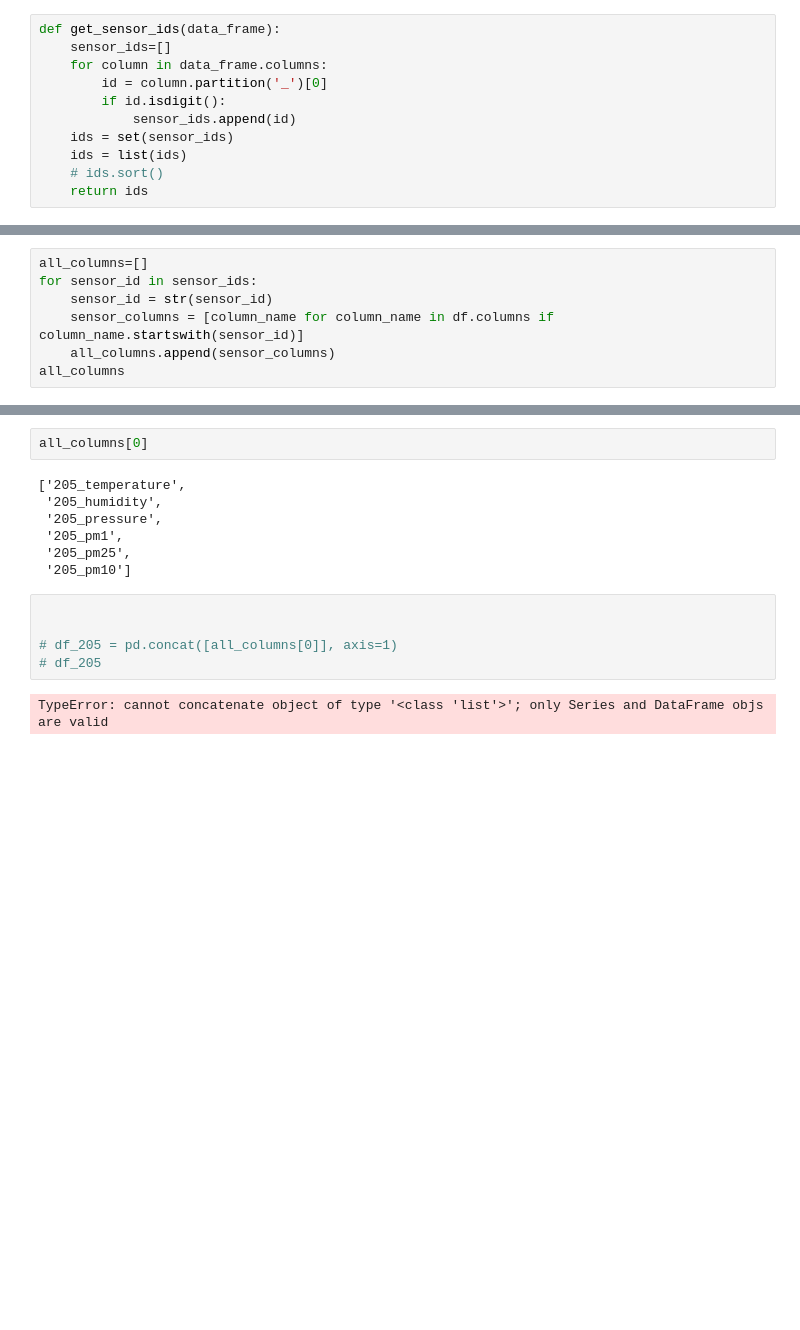
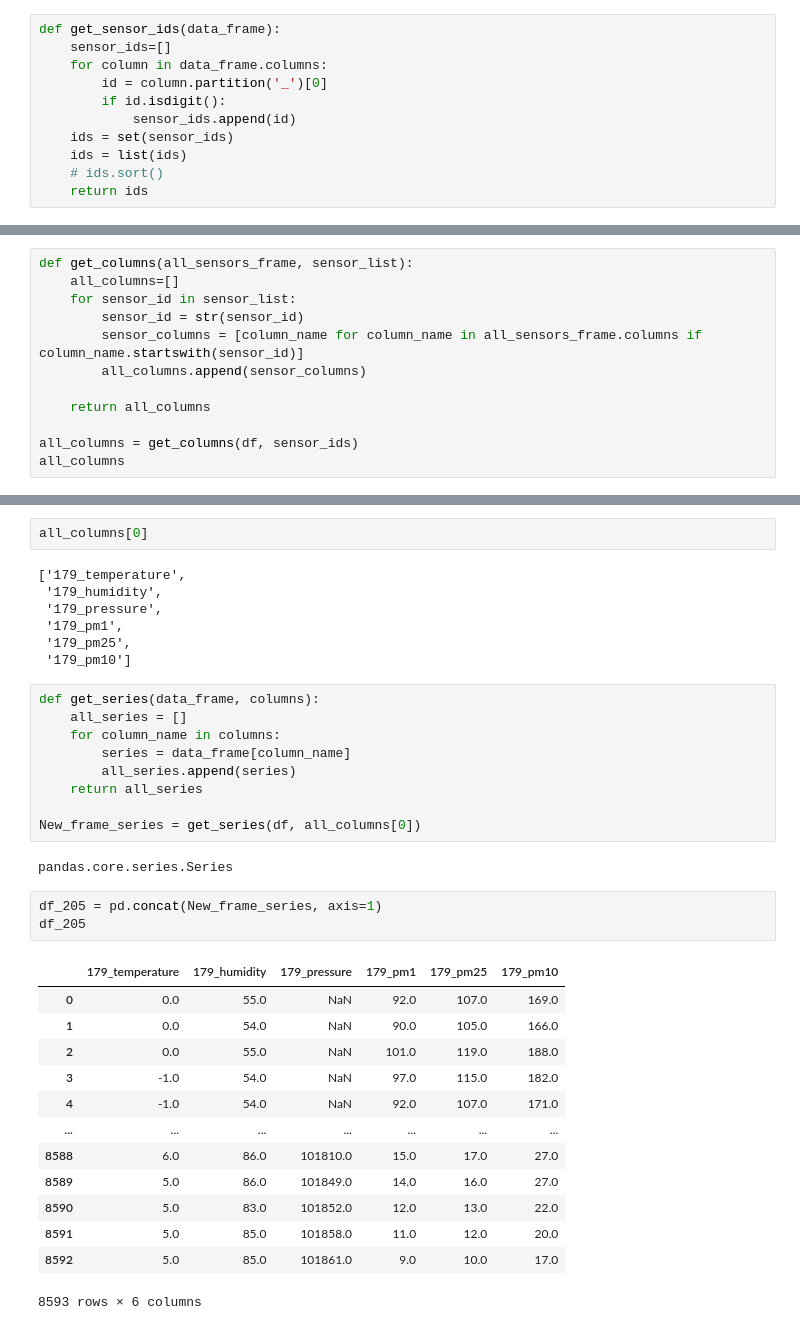
Before and after one commit to dan-ski/Air_quality, a Jupyter notebook: Air quality data preprocessing and analysis.ipynb, the cells around one changed output, grey strips where cells are left out. Drawn from its saved outputs; the diff is of its cells as text; blank space fills up the shorter version.

```diff
--- a/Air quality data preprocessing and analysis.ipynb
+++ b/Air quality data preprocessing and analysis.ipynb
@@ -314,8 +234,13 @@ sensor_ids
 # %%
-all_columns=[]
-for sensor_id in sensor_ids:
-    sensor_id = str(sensor_id)
-    sensor_columns = [column_name for column_name in df.columns if column_name.startswith(sensor_id)]
-    all_columns.append(sensor_columns)
+def get_columns(all_sensors_frame, sensor_list):
+    all_columns=[]
+    for sensor_id in sensor_list:
+        sensor_id = str(sensor_id)
+        sensor_columns = [column_name for column_name in all_sensors_frame.columns if column_name.startswith(sensor_id)]
+        all_columns.append(sensor_columns)
+
+    return all_columns
+
+all_columns = get_columns(df, sensor_ids)
 all_columns
 # %% [output]
@@ -339,16 +264,37 @@ all_columns
 # %%
 all_columns[0]
 # %% [output]
-['205_temperature',
- '205_humidity',
- '205_pressure',
- '205_pm1',
- '205_pm25',
- '205_pm10']
+['179_temperature',
+ '179_humidity',
+ '179_pressure',
+ '179_pm1',
+ '179_pm25',
+ '179_pm10']
 # %%
+def get_series(data_frame, columns):
+    all_series = []
+    for column_name in columns:
+        series = data_frame[column_name]
+        all_series.append(series)
+    return all_series
 
-
-# df_205 = pd.concat([all_columns[0]], axis=1)
-# df_205
+New_frame_series = get_series(df, all_columns[0])
 # %% [output]
-TypeError: cannot concatenate object of type '<class 'list'>'; only Series and DataFrame objs are valid
+pandas.core.series.Series
+# %%
+df_205 = pd.concat(New_frame_series, axis=1)
+df_205
+# %% [output]
+|  | 179_temperature | 179_humidity | 179_pressure | 179_pm1 | 179_pm25 | 179_pm10 |
+| 0 | 0.0 | 55.0 | NaN | 92.0 | 107.0 | 169.0 |
+| 1 | 0.0 | 54.0 | NaN | 90.0 | 105.0 | 166.0 |
+| 2 | 0.0 | 55.0 | NaN | 101.0 | 119.0 | 188.0 |
+| 3 | -1.0 | 54.0 | NaN | 97.0 | 115.0 | 182.0 |
+| 4 | -1.0 | 54.0 | NaN | 92.0 | 107.0 | 171.0 |
+| ... | ... | ... | ... | ... | ... | ... |
+| 8588 | 6.0 | 86.0 | 101810.0 | 15.0 | 17.0 | 27.0 |
+| 8589 | 5.0 | 86.0 | 101849.0 | 14.0 | 16.0 | 27.0 |
+| 8590 | 5.0 | 83.0 | 101852.0 | 12.0 | 13.0 | 22.0 |
+| 8591 | 5.0 | 85.0 | 101858.0 | 11.0 | 12.0 | 20.0 |
+| 8592 | 5.0 | 85.0 | 101861.0 | 9.0 | 10.0 | 17.0 |
+8593 rows × 6 columns
```
Also changed, not shown: parts of 19 cells of this notebook.
